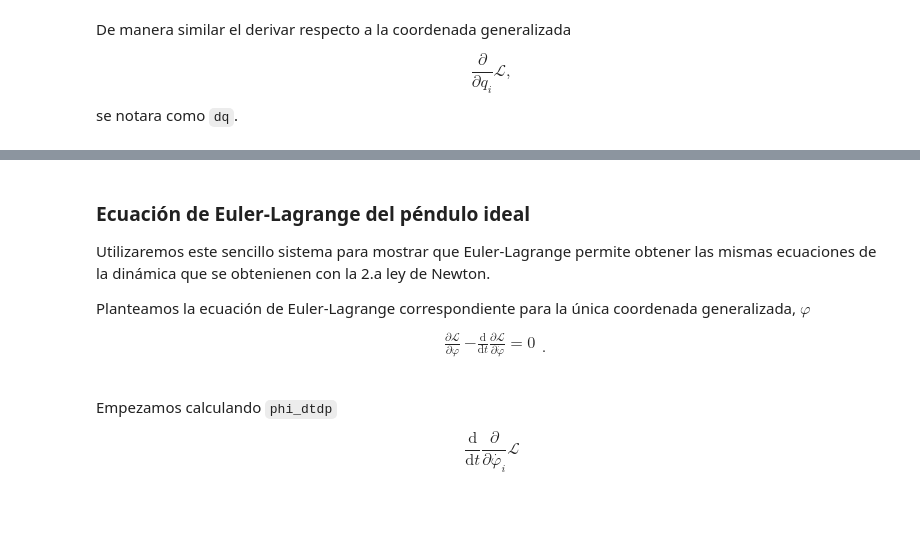
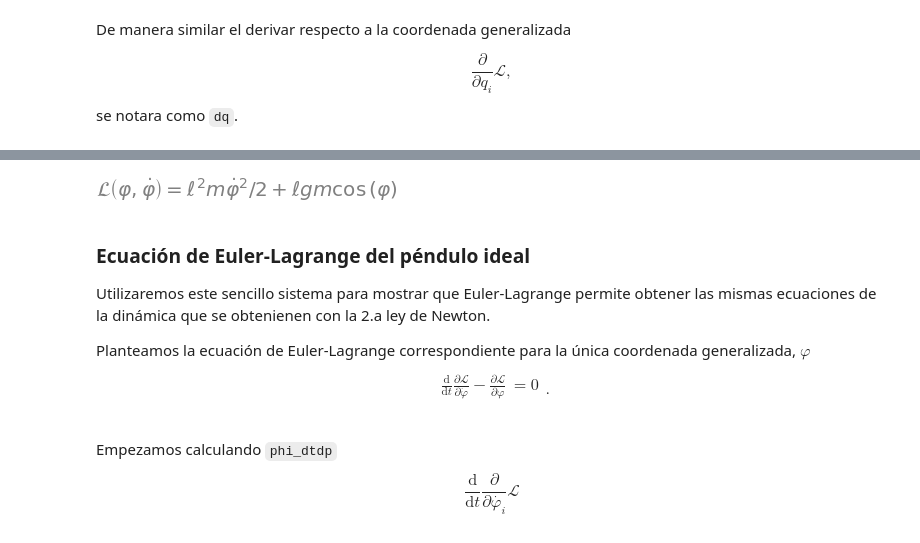
Before and after one commit to unlam/ComputationalAnalyticalMechanics, a Jupyter notebook: 03EulerLagrange/eulerLagrangePendulums.ipynb, the cells around one changed output, grey strips where cells are left out. Cells and saved outputs as stored; diff of their text form; code cells hidden in the pictures; blank space fills up the shorter version.

```diff
--- a/03EulerLagrange/eulerLagrangePendulums.ipynb
+++ b/03EulerLagrange/eulerLagrangePendulums.ipynb
@@ -152,0 +133,26 @@ se notara como `dq`.
+# %%
+def energíaPotencialGravitatoria(masa, posición, aceleracionGravitatoria):
+    """
+    Retorna la energía potencial gravitatoria de una partícula de masa m cuya posición r está dada en un sistema de referencia en el cual g es la aceleración gravitatoria terrestre.
+
+    Parámetros
+    ----------
+    aceleracionGravitatoria: (sympy.physics.vector.vector.Vector)
+        vector orientado según el sistema de referencia
+    masa: (sympy.core.symbol.Symbol
+        del cuerpo en cuestión
+    posición: (sympy.core.symbol.Symbol)
+        del centro de masa en un sistema de referencia relacionable con el de aceleracionGravitatoria
+
+    Retorna
+    -------
+    Igualdad Sympy (sympy.core.relational.Equality)
+        En su lado derecho explicita la energía potencial del sistema en función de coordenadas y velocidades generalizadas y el tiempo.
+    coordenadaGeneralizada: Símbolo Sympy (sympy.core.symbol.Symbol)
+        V = - (m \vec{aceleracionGravitatoria}) \cdot{posición}
+    """
+    V_gravitatoria = sm.Eq(
+        sm.Symbol('V_{gravitatoria}'),
+        - (masa* aceleracionGravitatoria).dot(posición)
+        ).simplify()
+    return V_gravitatoria
@@ -153,3 +172,9 @@ se notara como `dq`.
+# %%
+t = sm.Symbol('t') # se derivará respecto al tiempo, por tanto se lo define como símbolo
+L_ideal = sm.Eq(sm.Function('\mathcal{L}')(phi, sm.diff(phi,t) ) , partícula_T.rhs - partícula_V.rhs )
+L_ideal
+# %% [output]
+[figure, added]
 # %% [markdown]
 ### Ecuación de Euler-Lagrange del péndulo ideal
 Utilizaremos este sencillo sistema para mostrar que Euler-Lagrange permite obtener las mismas ecuaciones de la dinámica que se obtenienen con la 2.a ley de Newton.
@@ -157,7 +182,9 @@ Utilizaremos este sencillo sistema para mostrar que Euler-Lagrange permite obten
 Planteamos la ecuación de Euler-Lagrange correspondiente para la única coordenada generalizada, $\varphi$
 $$
 \begin{aligned}
-\frac{\partial \mathcal{L} }{\partial \varphi} &- \frac{\mathrm{d}}{\mathrm{d} t} \frac{\partial \mathcal{L} }{\partial \dot{\varphi} }=0 \\
+\frac{\mathrm{d}}{\mathrm{d} t} \frac{\partial \mathcal{L} }{\partial \dot{\varphi} }
+- \frac{\partial \mathcal{L} }{\partial \varphi} &
+ = 0 \\
 \end{aligned}.
 $$
 # %% [markdown]
```
Also changed, not shown: parts of 48 cells of this notebook, 9 other files.
